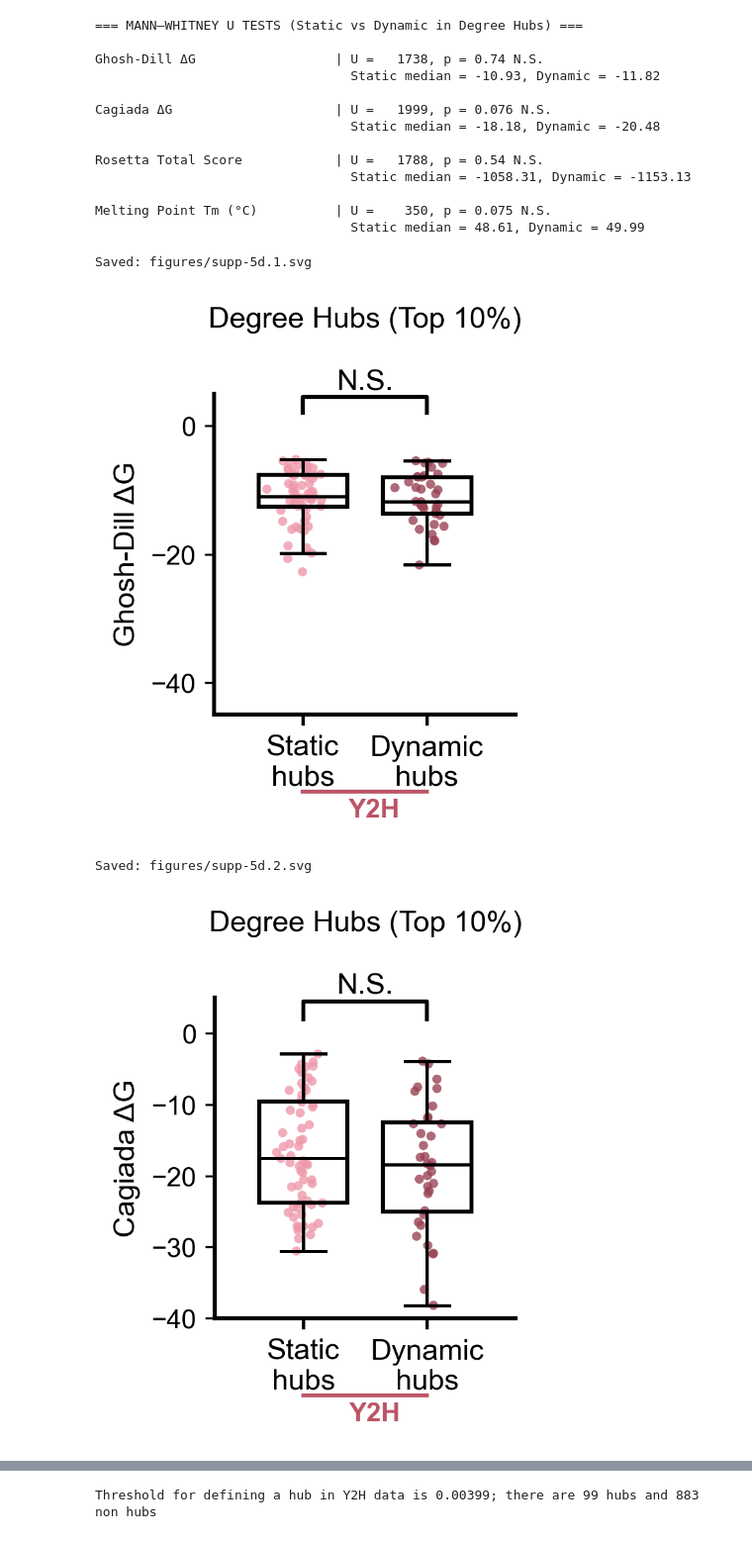
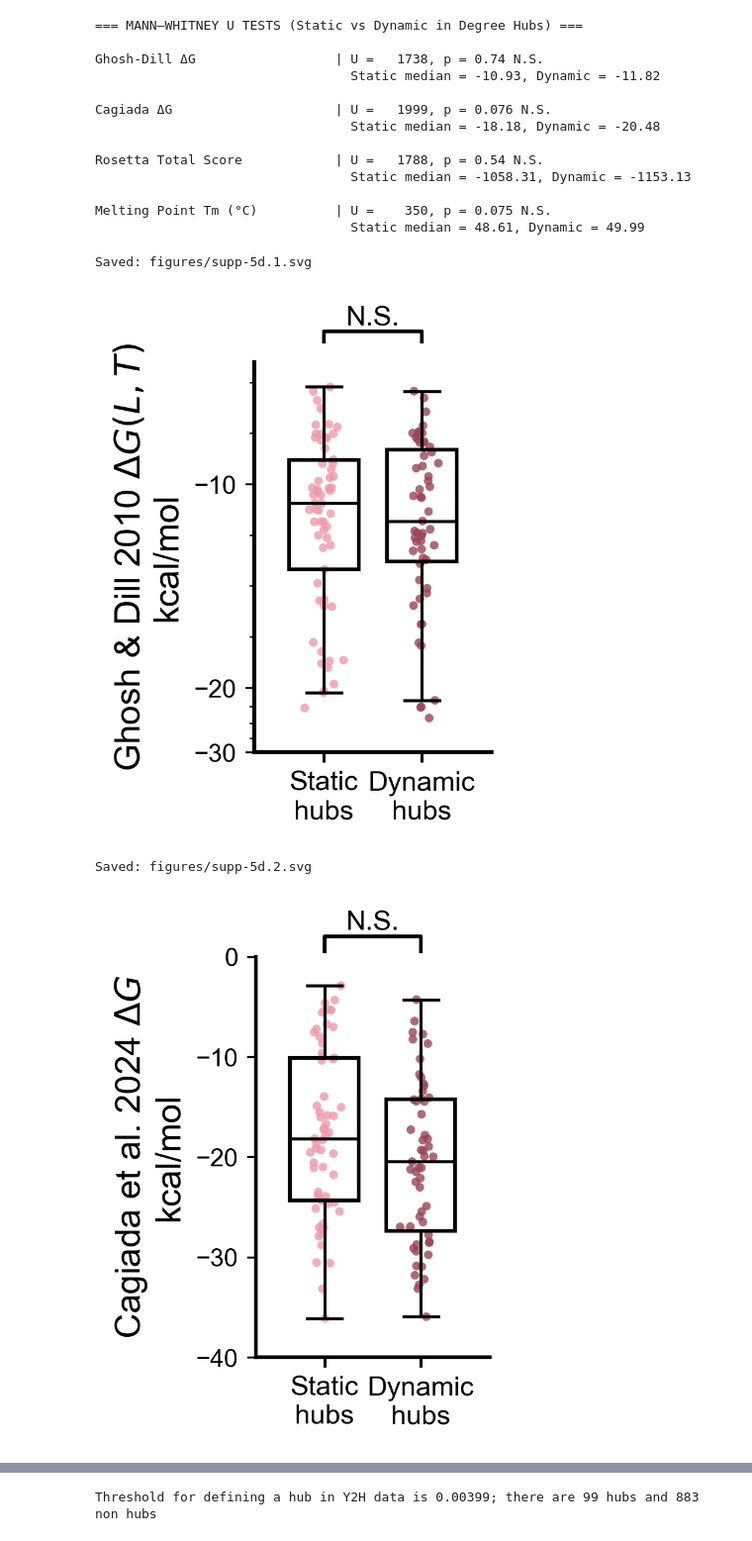
Before and after one commit to NCEMS/energetic-origins-of-PPI-connectivity, a Jupyter notebook: analysis-notebooks/from-muskan/Supp-5-figure-v2.ipynb, the cells around one changed output, grey strips where cells are left out. Shown at 99% size. Saved outputs shown, nothing was run; the diff lists cells and outputs as text; code cells hidden in the pictures.

```diff
--- a/analysis-notebooks/from-muskan/Supp-5-figure-v2.ipynb
+++ b/analysis-notebooks/from-muskan/Supp-5-figure-v2.ipynb
@@ -728,6 +723,7 @@ Rosetta Total Score            | U =   1788, p = 0.54 N.S.
 Melting Point Tm (°C)          | U =    350, p = 0.075 N.S.
                                  Static median = 48.61, Dynamic = 49.99
 # %%
+from matplotlib.ticker import AutoMinorLocator
 def draw_significance(ax, x1, x2, y, h, text):
     """
     Draws a straight bracket + text at EXACT y position and height h.
@@ -807,58 +803,70 @@ for stab_name, static_vals, dynamic_vals in groups_step4:
     #  === 5. Base scatter+boxplot
     positions = base_box_scatter(ax, static_vals, dynamic_vals)
     ax.set_ylabel(stab_name, fontsize=11)
-    ax.set_title("Degree Hubs (Top 10%)", fontsize=11)
+    ax.set_title("", fontsize=11)
 
     #  === 6. Metric-specific axis rules
     if "Rosetta" in stab_name:
-        ax.set_yscale("symlog", linthresh=10)
-        ax.set_ylim(-10000, -100)
-        ax.set_yticks([-10000, -1000, -100])
-        bracket_y = -100
-        bracket_h = 4
+        #ax.set_yscale("symlog", linthresh=10)
+        ax.set_ylabel("Rosetta total score (REU)", fontsize=14)
+        ax.set_yscale("symlog", linthresh=1000)
+        ax.set_ylim(-4500, 0)
+        ax.set_yticks([-4000, -2000, -1000, -500, 0])
+        ax.get_yaxis().set_major_formatter(plt.ScalarFormatter())
+        #ax.minorticks_on()
+        ax.yaxis.set_minor_locator(AutoMinorLocator(4))
+        bracket_y = -2
+        bracket_h = 50
 
     elif "Meltome" in stab_name or "Tm" in stab_name:
-        ax.set_ylim(35, 63)
-        ax.set_yticks([40, 50, 60])
+        ax.set_ylabel(r"Melting point (°C)", fontsize=14)
+        ax.set_ylim(42, 60)
+        ax.set_yticks([45, 50, 55, 60])
         bracket_y = 60
-        bracket_h = 2
+        bracket_h = 0.5
 
     elif "Cagiada" in stab_name:
-        ax.set_ylim(-40, 5)
+        ax.set_ylabel(r"Cagiada et al. 2024 $ΔG$" + "\nkcal/mol", fontsize=14)
+        ax.set_ylim(-40, 0)
         ax.set_yticks([0, -10, -20, -30, -40])
-        bracket_y = 2
-        bracket_h = 2.5
+        bracket_y = 0.5
+        bracket_h = 1.5
 
     elif "Ghosh-Dill" in stab_name:
-        ax.set_ylim(-45, 5)
-        ax.set_yticks([0, -20, -40])
-        bracket_y = 2
-        bracket_h = 2.5
+        ax.set_ylabel(r"Ghosh & Dill 2010 $ΔG(L,T)$" + "\nkcal/mol", fontsize=14)
+        ax.set_yscale("symlog", linthresh=20)
+        ax.set_ylim(-30, -4)
+        ax.set_yticks([-10, -20, -30])
+        ax.get_yaxis().set_major_formatter(plt.ScalarFormatter())
+        #ax.minorticks_on()
+        ax.yaxis.set_minor_locator(AutoMinorLocator(4))
+        bracket_y = -3
+        bracket_h = 0.5
 
     #  === 7. Significance stars
     p_val = [r[2] for r in results if r[0] == stab_name][0]
     stars = "***" if p_val < 0.001 else "**" if p_val < 0.01 else "*" if p_val < 0.05 else "N.S."
     draw_significance(ax, positions[0], positions[1], bracket_y, bracket_h, stars)
 
     #  === 8. Y2H label below plot
     trans = ax.get_xaxis_transform()
-    ax.plot([1.0, 1.7], [-0.24, -0.24], transform=trans,
-            clip_on=False, color=Y2H_COLOR, lw=1.5)
-    ax.text(1.4, -0.26, "Y2H", transform=trans,
-            ha="center", va="top", fontsize=10,
-            fontweight="bold", color=Y2H_COLOR)
+    #ax.plot([1.0, 1.7], [-0.24, -0.24], transform=trans,
+    #        clip_on=False, color=Y2H_COLOR, lw=1.5)
+    #ax.text(1.4, -0.26, "Y2H", transform=trans,
+    #        ha="center", va="top", fontsize=10,
+    #        fontweight="bold", color=Y2H_COLOR)
 
     # === 9. Save
     plt.tight_layout()
     out = f"{OUT_PATH}supp-5d.{figure_counter}.svg"
     plt.savefig(out, dpi=400, bbox_inches="tight")
     print("Saved:", out)
 
     figure_counter += 1
     plt.show()
 # %% [output]
 Saved: figures/supp-5d.1.svg
-[figure, old version]
+[figure, new version]
 Saved: figures/supp-5d.2.svg
-[figure, old version]
+[figure, new version]
 Saved: figures/supp-5d.3.svg
```
Also changed, not shown: parts of 11 cells of this notebook, 29 other files.
